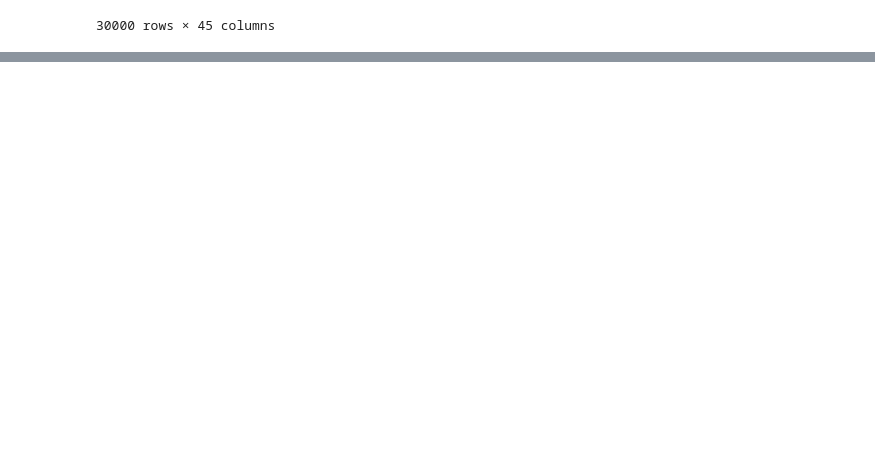
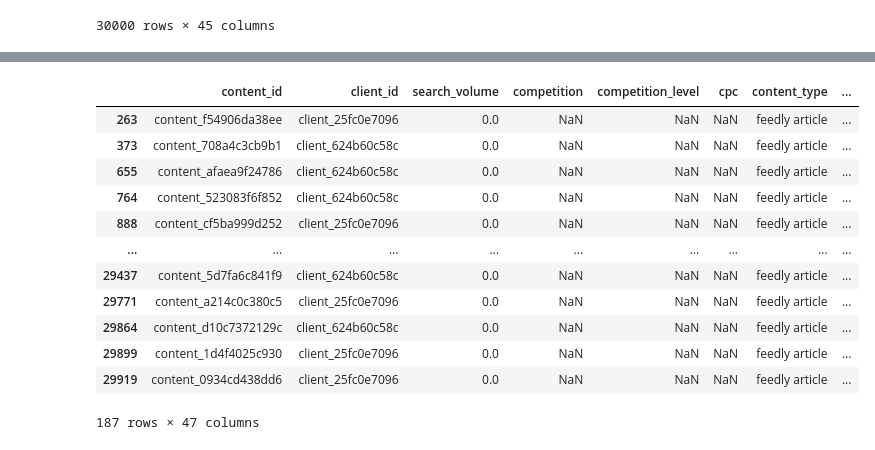
Before and after one commit to adeleke1508/Ismail_Khaleed_3, a Jupyter notebook: kmeans_clustering.ipynb, the cells around one changed output, grey strips where cells are left out. Drawn from its saved outputs; the diff is of its cells as text; code cells hidden in the pictures; blank space fills up the shorter version.

```diff
--- a/kmeans_clustering.ipynb
+++ b/kmeans_clustering.ipynb
@@ -604,0 +814,18 @@ new_df
+# %%
+cond = df_cluster_k4_sample_1.loc[df_cluster_k4_sample_1['content_type']=='feedly article']
+sample_9 = cond
+sample_9
+# %% [output]
+|  | content_id | client_id | search_volume | competition | competition_level | cpc | content_type | ... |
+| 263 | content_f54906da38ee | client_25fc0e7096 | 0.0 | NaN | NaN | NaN | feedly article | ... |
+| 373 | content_708a4c3cb9b1 | client_624b60c58c | 0.0 | NaN | NaN | NaN | feedly article | ... |
+| 655 | content_afaea9f24786 | client_624b60c58c | 0.0 | NaN | NaN | NaN | feedly article | ... |
+| 764 | content_523083f6f852 | client_624b60c58c | 0.0 | NaN | NaN | NaN | feedly article | ... |
+| 888 | content_cf5ba999d252 | client_25fc0e7096 | 0.0 | NaN | NaN | NaN | feedly article | ... |
+| ... | ... | ... | ... | ... | ... | ... | ... | ... |
+| 29437 | content_5d7fa6c841f9 | client_624b60c58c | 0.0 | NaN | NaN | NaN | feedly article | ... |
+| 29771 | content_a214c0c380c5 | client_25fc0e7096 | 0.0 | NaN | NaN | NaN | feedly article | ... |
+| 29864 | content_d10c7372129c | client_624b60c58c | 0.0 | NaN | NaN | NaN | feedly article | ... |
+| 29899 | content_1d4f4025c930 | client_25fc0e7096 | 0.0 | NaN | NaN | NaN | feedly article | ... |
+| 29919 | content_0934cd438dd6 | client_25fc0e7096 | 0.0 | NaN | NaN | NaN | feedly article | ... |
+187 rows × 47 columns
```
Also changed, not shown: parts of 28 cells of this notebook.
